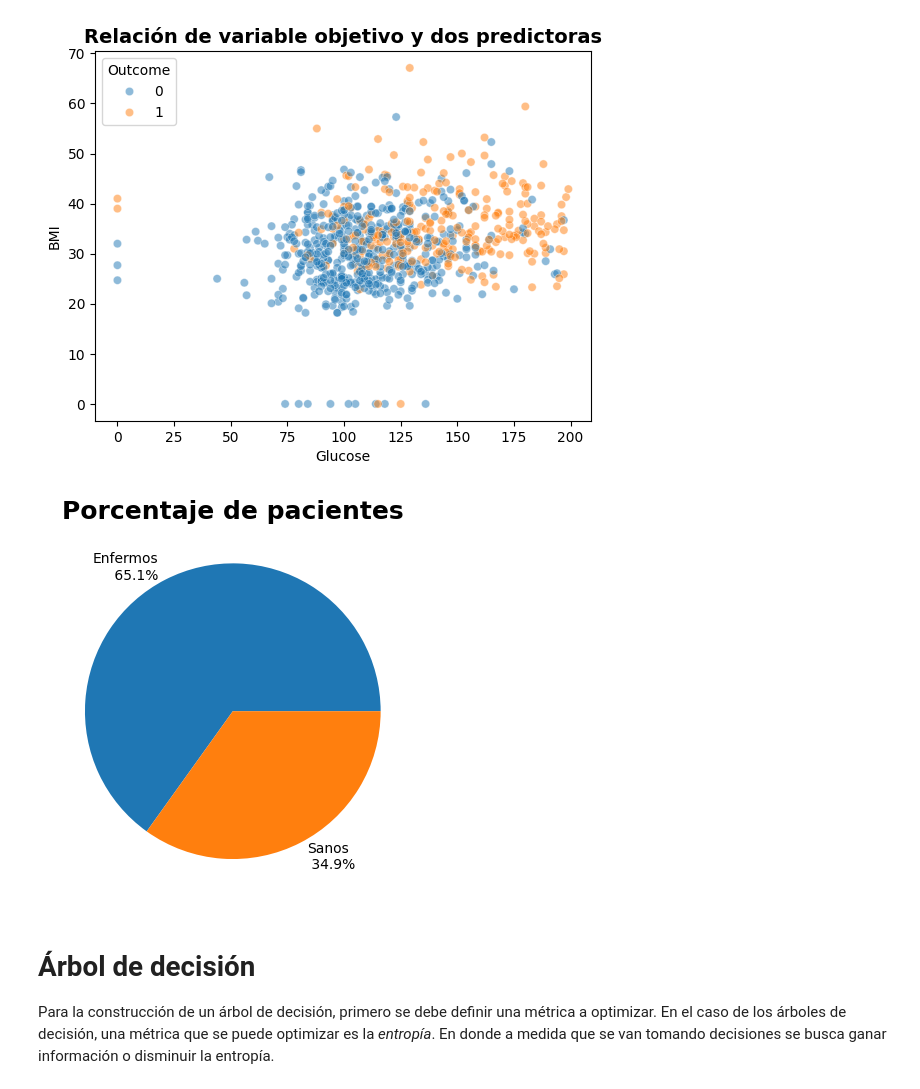
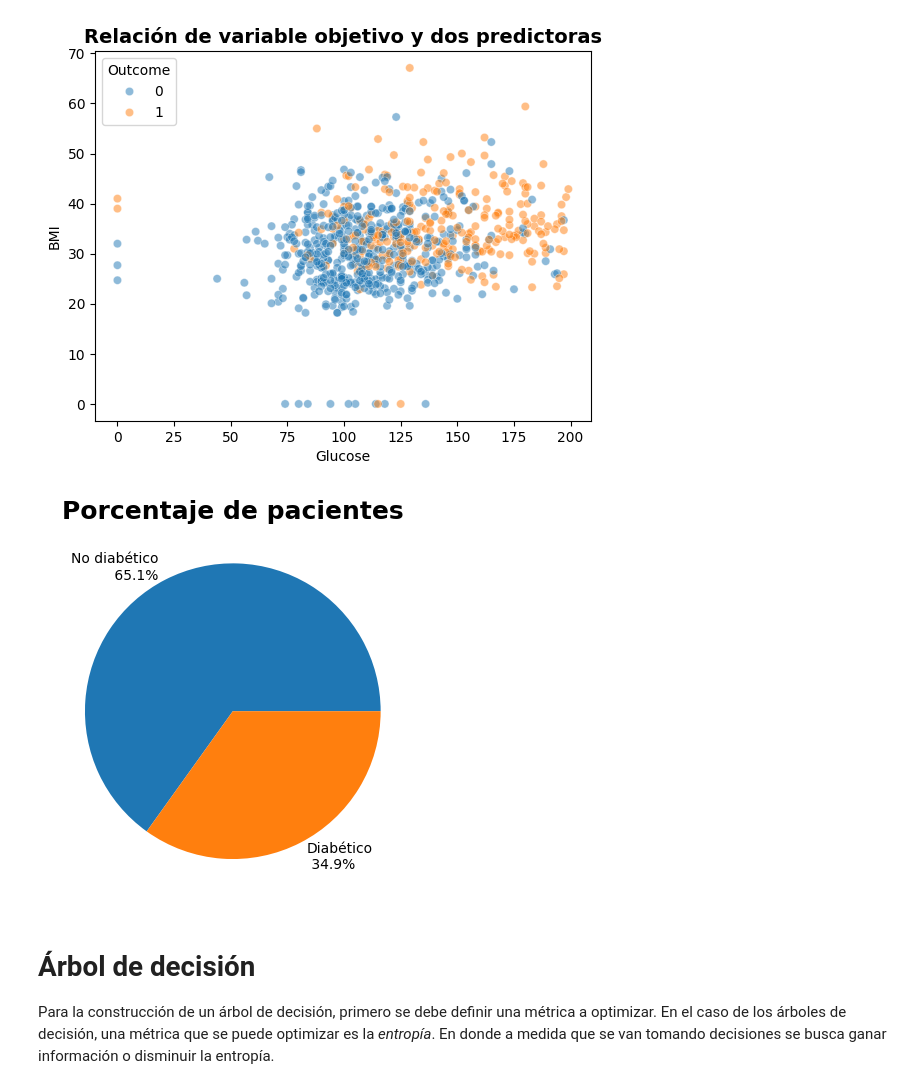
Before and after one commit to JaznaLaProfe/Mineria_de_datos, a Jupyter notebook: notebooks/9_BIY7121_Árbol_de_decisión.ipynb, the cells around one changed output. Cells and saved outputs as stored; diff of their text form; code cells hidden in the pictures.

```diff
--- a/notebooks/9_BIY7121_Árbol_de_decisión.ipynb
+++ b/notebooks/9_BIY7121_Árbol_de_decisión.ipynb
@@ -109,18 +109,18 @@ plt.show()
 # %%
 # Gráfico de tortas del porcentaje de pacientes
 clases = np.array([diabetes[diabetes.Outcome == 0.0].shape[0],
                    diabetes[diabetes.Outcome == 1.0].shape[0]])
 
 # Creando las leyendas del gráfico.
 labels = [ str(round(x * 1.0 / clases.sum() * 100.0, 2)) + '%'  for x in clases ]
-labels[0] = 'Enfermos\n ' + labels[0]
-labels[1] = 'Sanos\n ' + labels[1]
+labels[0] = 'No diabético\n ' + labels[0]
+labels[1] = 'Diabético\n ' + labels[1]
 
 plt.pie(clases, labels=labels)
 plt.title('Porcentaje de pacientes', fontsize=18, fontweight="bold")
 plt.show()
 # %% [output]
-[figure, old version]
+[figure, new version]
 # %% [markdown]
 # Árbol de decisión
 
```
Also changed, not shown: parts of 19 cells of this notebook.
